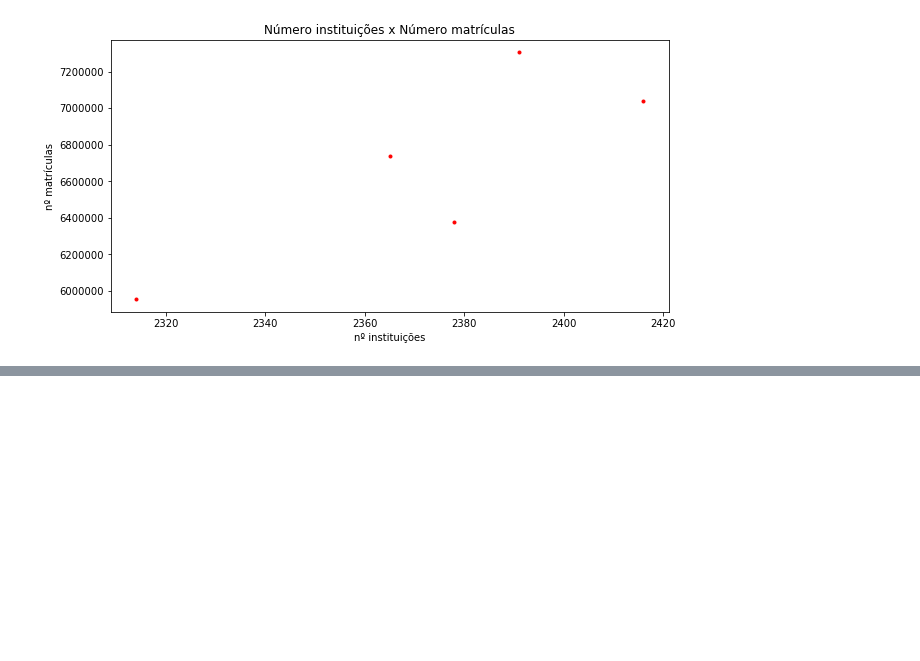
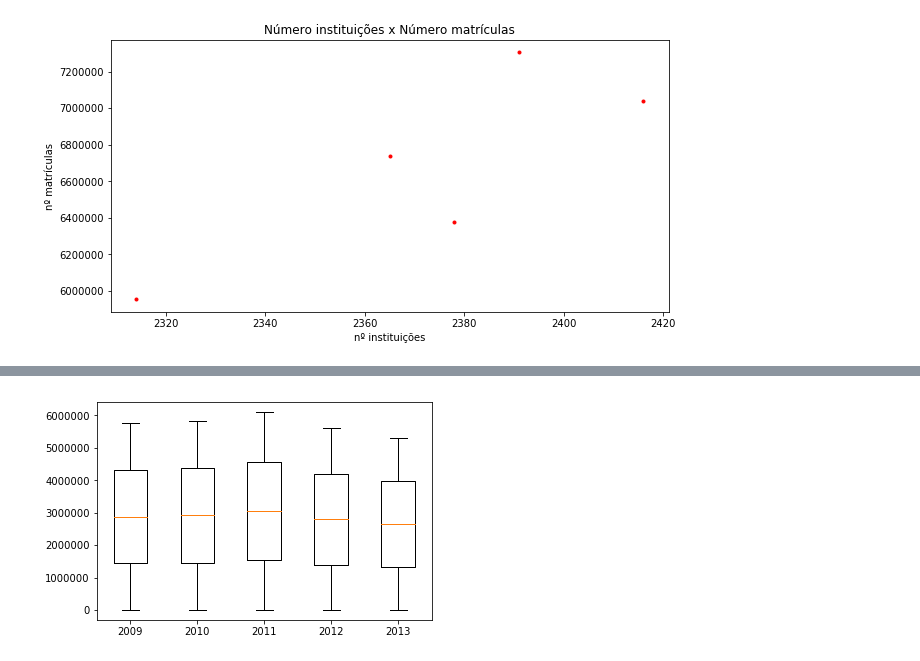
Before and after one commit to sarahraquel/learning_analytics, a Jupyter notebook: INEP.ipynb, the cells around one changed output, grey strips where cells are left out. Saved outputs shown, nothing was run; the diff lists cells and outputs as text; code cells hidden in the pictures; blank space fills up the shorter version.

```diff
--- a/INEP.ipynb
+++ b/INEP.ipynb
@@ -260,0 +273,5 @@ plota_grafico_dispersao("Número instituições x Número matrículas", list(ins
+# %%
+dados_concluintes = [[int(key), value] for key, value in concluintes_por_ano.items()]
+generate_box_plot(dados_concluintes, concluintes_por_ano.keys())
+# %% [output]
+[figure, added]
```
Also changed, not shown: parts of 3 cells of this notebook.
